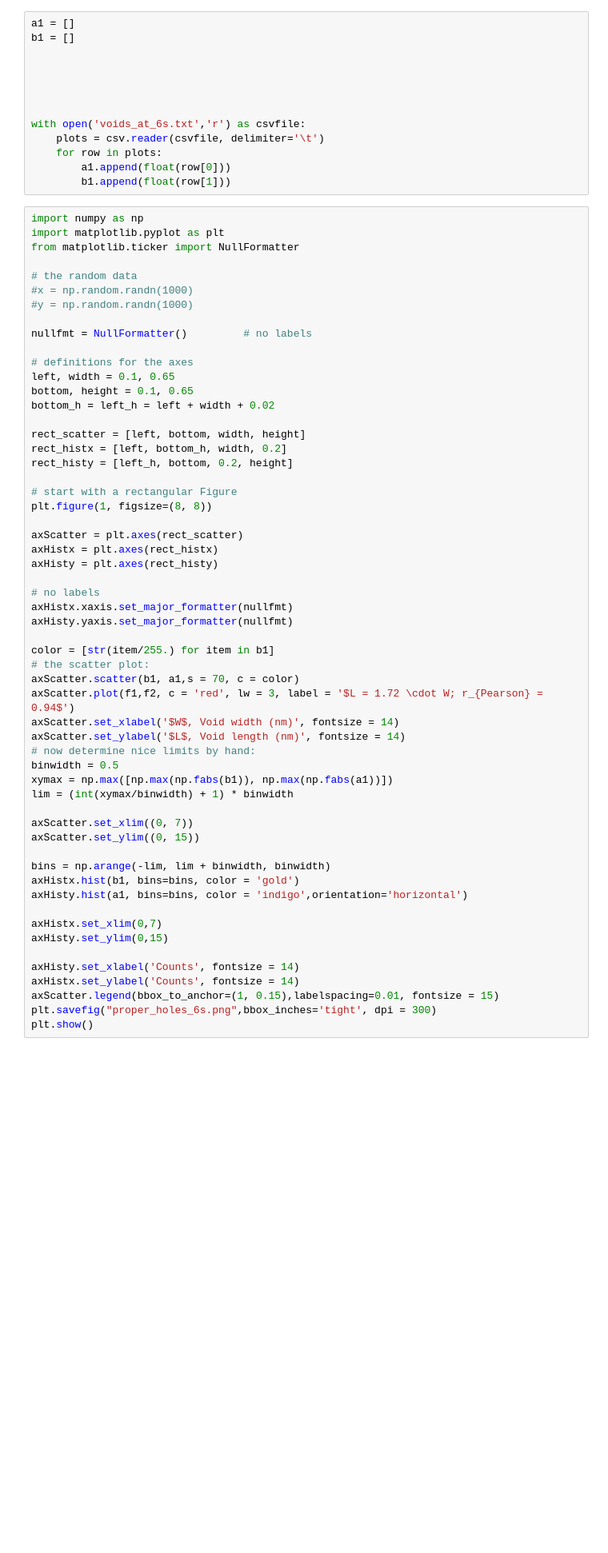
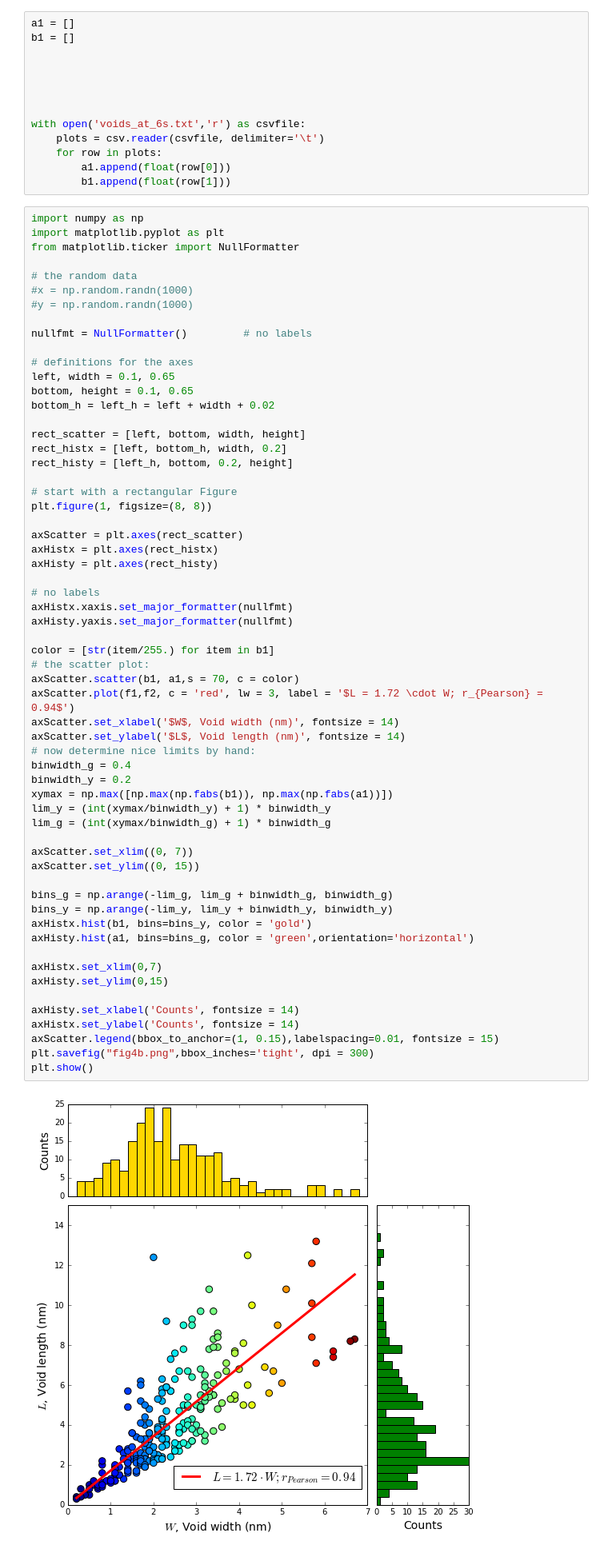
Before and after one commit to molydisulfide/Oxide-mediated_self-limiting_recovery_of_field_effect_mobility_in_plasma-treated_MoS2, a Jupyter notebook: Figure 4/Figure_4.ipynb, the cells around one changed output. Shown: that part at 80% size. Saved outputs shown, nothing was run; the diff lists cells and outputs as text; blank space fills up the shorter version.

```diff
--- a/Figure 4/Figure_4.ipynb
+++ b/Figure 4/Figure_4.ipynb
@@ -57,36 +57,41 @@ rect_histy = [left_h, bottom, 0.2, height]
 plt.figure(1, figsize=(8, 8))
 
 axScatter = plt.axes(rect_scatter)
 axHistx = plt.axes(rect_histx)
 axHisty = plt.axes(rect_histy)
 
 # no labels
 axHistx.xaxis.set_major_formatter(nullfmt)
 axHisty.yaxis.set_major_formatter(nullfmt)
 
 color = [str(item/255.) for item in b1]
 # the scatter plot:
 axScatter.scatter(b1, a1,s = 70, c = color)
 axScatter.plot(f1,f2, c = 'red', lw = 3, label = '$L = 1.72 \cdot W; r_{Pearson} = 0.94$')
 axScatter.set_xlabel('$W$, Void width (nm)', fontsize = 14)
 axScatter.set_ylabel('$L$, Void length (nm)', fontsize = 14)
 # now determine nice limits by hand:
-binwidth = 0.5
+binwidth_g = 0.4
+binwidth_y = 0.2
 xymax = np.max([np.max(np.fabs(b1)), np.max(np.fabs(a1))])
-lim = (int(xymax/binwidth) + 1) * binwidth
+lim_y = (int(xymax/binwidth_y) + 1) * binwidth_y
+lim_g = (int(xymax/binwidth_g) + 1) * binwidth_g
 
 axScatter.set_xlim((0, 7))
 axScatter.set_ylim((0, 15))
 
-bins = np.arange(-lim, lim + binwidth, binwidth)
-axHistx.hist(b1, bins=bins, color = 'gold')
-axHisty.hist(a1, bins=bins, color = 'indigo',orientation='horizontal')
+bins_g = np.arange(-lim_g, lim_g + binwidth_g, binwidth_g)
+bins_y = np.arange(-lim_y, lim_y + binwidth_y, binwidth_y)
+axHistx.hist(b1, bins=bins_y, color = 'gold')
+axHisty.hist(a1, bins=bins_g, color = 'green',orientation='horizontal')
 
 axHistx.set_xlim(0,7)
 axHisty.set_ylim(0,15)
 
 axHisty.set_xlabel('Counts', fontsize = 14)
 axHistx.set_ylabel('Counts', fontsize = 14)
 axScatter.legend(bbox_to_anchor=(1, 0.15),labelspacing=0.01, fontsize = 15)
-plt.savefig("proper_holes_6s.png",bbox_inches='tight', dpi = 300)
+plt.savefig("fig4b.png",bbox_inches='tight', dpi = 300)
 plt.show()
+# %% [output]
+[figure, added]
```
Also changed, not shown: 11 other files.
